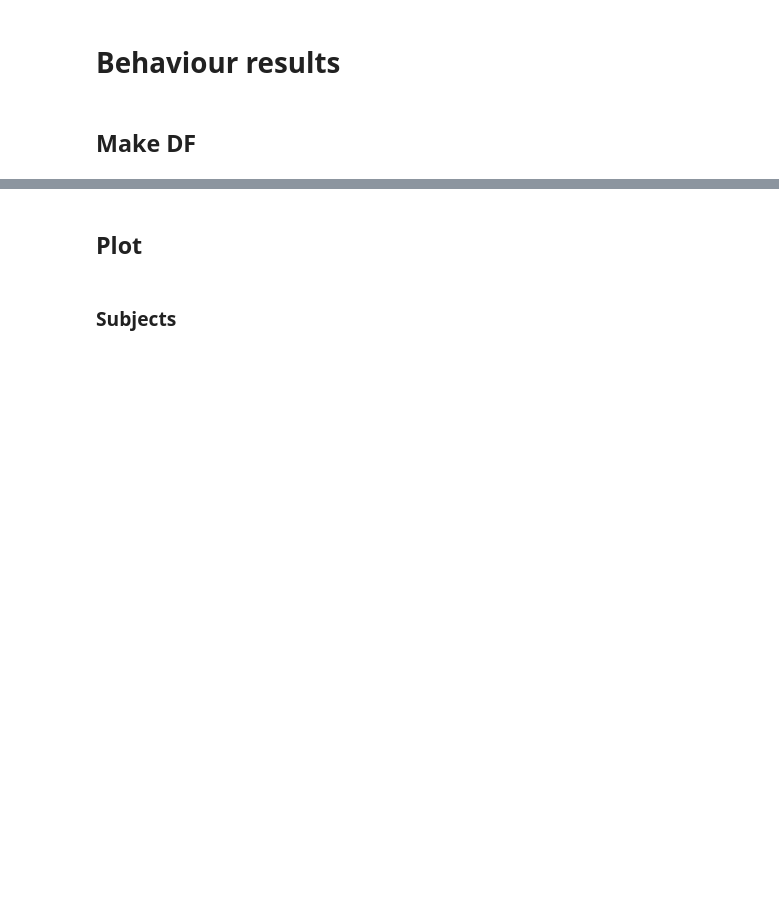
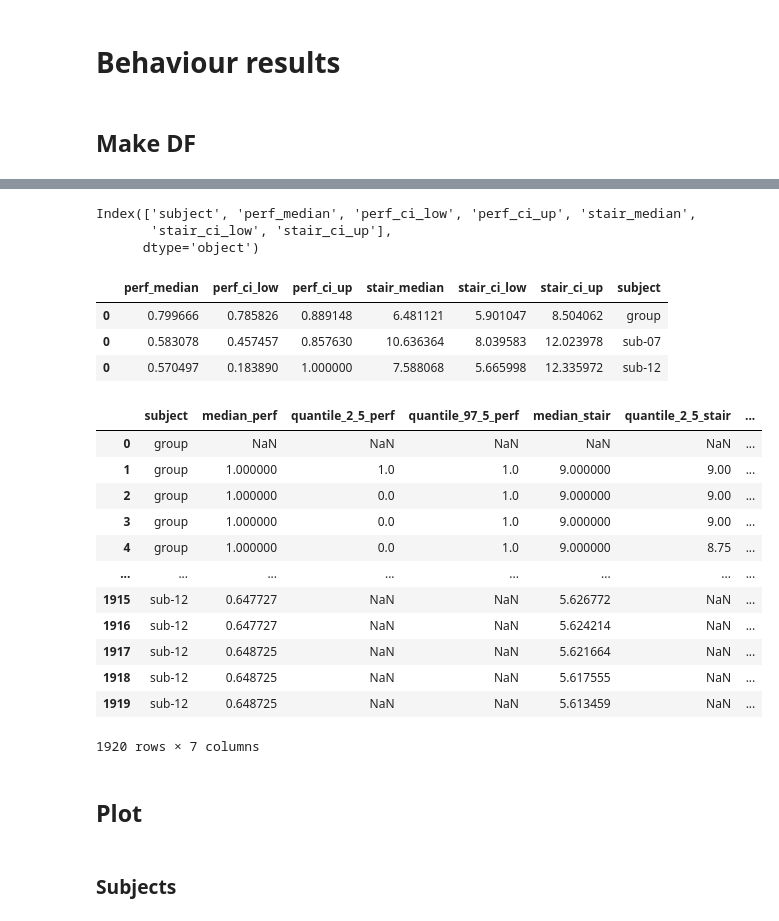
Before and after one commit to mszinte/pRF_analysis, a Jupyter notebook: RetinoMaps/dev/paper.ipynb, the cells around one changed output, grey strips where cells are left out. Cells and saved outputs as stored; diff of their text form; code cells hidden in the pictures; blank space fills up the shorter version.

```diff
--- a/RetinoMaps/dev/paper.ipynb
+++ b/RetinoMaps/dev/paper.ipynb
@@ -238,0 +227,6 @@ prf_beh_df_concat
+# %%
+prf_beh_df_concat.columns
+# %% [output]
+Index(['subject', 'perf_median', 'perf_ci_low', 'perf_ci_up', 'stair_median',
+       'stair_ci_low', 'stair_ci_up'],
+      dtype='object')
@@ -238,0 +250,7 @@ prf_beh_df_concat
+# %%
+prf_beh_df_median_subject
+# %% [output]
+|  | perf_median | perf_ci_low | perf_ci_up | stair_median | stair_ci_low | stair_ci_up | subject |
+| 0 | 0.799666 | 0.785826 | 0.889148 | 6.481121 | 5.901047 | 8.504062 | group |
+| 0 | 0.583078 | 0.457457 | 0.857630 | 10.636364 | 8.039583 | 12.023978 | sub-07 |
+| 0 | 0.570497 | 0.183890 | 1.000000 | 7.588068 | 5.665998 | 12.335972 | sub-12 |
@@ -239,3 +268,61 @@ prf_beh_df_concat
+# %%
+subject_excluded = ['sub-07', 'sub-12']
+
+# Filtrer le DataFrame pour exclure les sujets
+filtered_df = prf_beh_trials_df[~prf_beh_trials_df['subject'].isin(subject_excluded)]
+
+# Réorganisation des données pour obtenir une colonne par sujet
+perf_pivot = filtered_df.pivot(columns='subject', values='perf')
+stair_pivot = filtered_df.pivot(columns='subject', values='stair')
+
+# Calcul de la médiane entre les sujets, point par point
+median_perf = perf_pivot.median(axis=1)
+quantile_2_5_perf = perf_pivot.quantile(0.025, axis=1)
+quantile_97_5_perf = perf_pivot.quantile(0.975, axis=1)
+
+median_stair = stair_pivot.median(axis=1)
+quantile_2_5_stair = stair_pivot.quantile(0.025, axis=1)
+quantile_97_5_stair = stair_pivot.quantile(0.975, axis=1)
+
+# Créer le DataFrame avec les médianes et quantiles
+median_df = pd.DataFrame({
+    'subject': ['group'] * len(median_perf),
+    'median_perf': median_perf,
+    'quantile_2_5_perf': quantile_2_5_perf,
+    'quantile_97_5_perf': quantile_97_5_perf,
+    'median_stair': median_stair,
+    'quantile_2_5_stair': quantile_2_5_stair,
+    'quantile_97_5_stair': quantile_97_5_stair,
+})
+
+# Ajouter les sujets exclus et leurs valeurs
+excluded_df = prf_beh_trials_df[prf_beh_trials_df['subject'].isin(subject_excluded)]
+excluded_df = excluded_df.rename(columns={'perf': 'median_perf', 'stair': 'median_stair'})
+# excluded_df['quantile_2_5_perf'] = excluded_df['median_perf']  # Valeurs à mettre à jour selon le besoin
+# excluded_df['quantile_97_5_perf'] = excluded_df['median_perf']  # Valeurs à mettre à jour selon le besoin
+# excluded_df['quantile_2_5_stair'] = excluded_df['median_stair']  # Valeurs à mettre à jour selon le besoin
+# excluded_df['quantile_97_5_stair'] = excluded_df['median_stair']  # Valeurs à mettre à jour selon le besoin
+# excluded_df['subject'] = excluded_df['subject']  # Garder le nom du sujet
+
+# # Combiner les DataFrames
+median_df = pd.concat([median_df, excluded_df],
+                       ignore_index=True)
+# %%
+median_df
+# %% [output]
+|  | subject | median_perf | quantile_2_5_perf | quantile_97_5_perf | median_stair | quantile_2_5_stair | ... |
+| 0 | group | NaN | NaN | NaN | NaN | NaN | ... |
+| 1 | group | 1.000000 | 1.0 | 1.0 | 9.000000 | 9.00 | ... |
+| 2 | group | 1.000000 | 0.0 | 1.0 | 9.000000 | 9.00 | ... |
+| 3 | group | 1.000000 | 0.0 | 1.0 | 9.000000 | 9.00 | ... |
+| 4 | group | 1.000000 | 0.0 | 1.0 | 9.000000 | 8.75 | ... |
+| ... | ... | ... | ... | ... | ... | ... | ... |
+| 1915 | sub-12 | 0.647727 | NaN | NaN | 5.626772 | NaN | ... |
+| 1916 | sub-12 | 0.647727 | NaN | NaN | 5.624214 | NaN | ... |
+| 1917 | sub-12 | 0.648725 | NaN | NaN | 5.621664 | NaN | ... |
+| 1918 | sub-12 | 0.648725 | NaN | NaN | 5.617555 | NaN | ... |
+| 1919 | sub-12 | 0.648725 | NaN | NaN | 5.613459 | NaN | ... |
+1920 rows × 7 columns
 # %% [markdown]
 ## Plot
 # %% [markdown]
```
Also changed, not shown: parts of 8 cells of this notebook, 4 other files.
